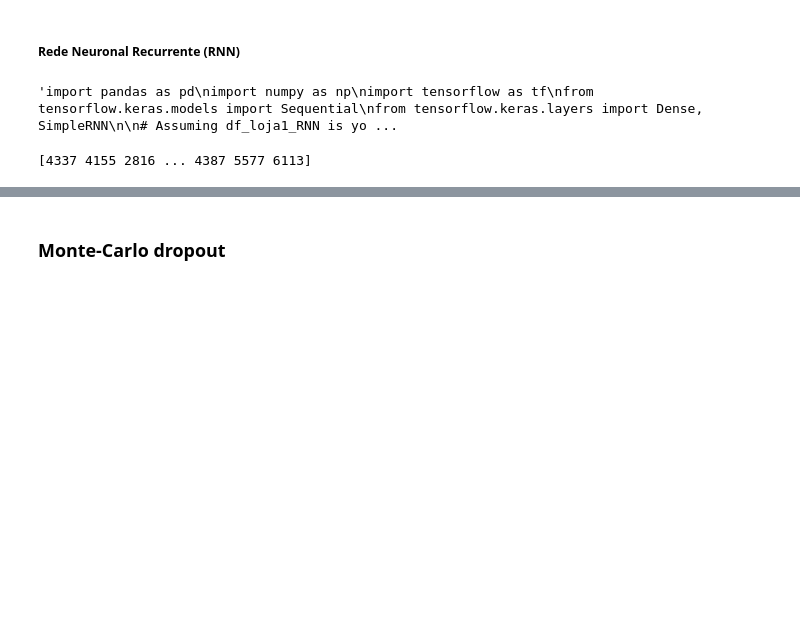
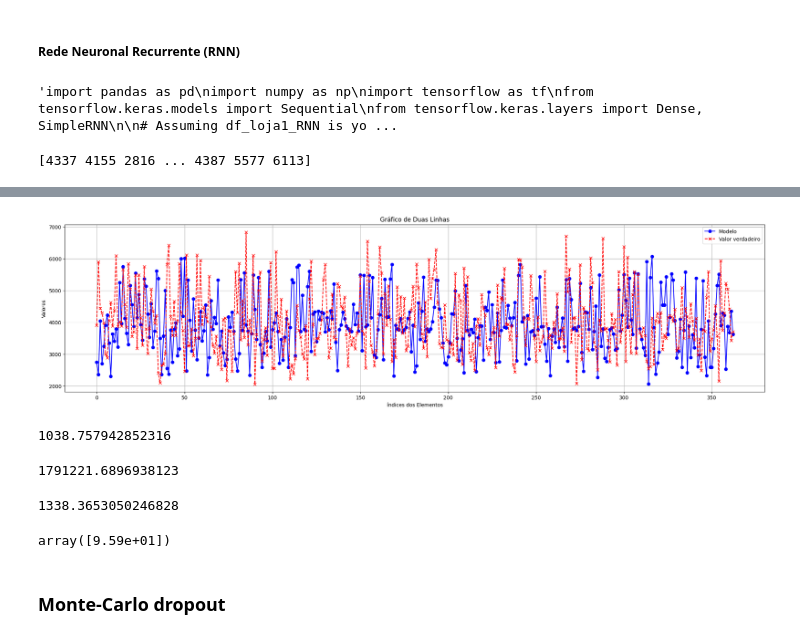
Before and after one commit to GuiSSMartins/DTx-Project, a Jupyter notebook: DTx_Project.ipynb, the cells around one changed output, grey strips where cells are left out. Saved outputs shown, nothing was run; the diff lists cells and outputs as text; code cells hidden in the pictures; blank space fills up the shorter version.

```diff
--- a/DTx_Project.ipynb
+++ b/DTx_Project.ipynb
@@ -435,0 +542,13 @@ plt.show()
+# %%
+# Assuming test_dataset is an instance of _SkipDataset
+targets_test = []
+
+# Iterate over the dataset to extract targets
+for batch in test_dataset:
+    inputs, target = batch  # Adjust this line according to the actual attribute/method name
+    for value in target:
+      targets_test.append(value)
+
+targets_test = scaler.inverse_transform(targets_test)
+
+print("Targets:", targets_test)
@@ -435,0 +573,22 @@ plt.show()
+# %%
+import matplotlib.pyplot as plt
+
+plt.figure(figsize=(25, 6))
+
+# Criar o gráfico de linhas
+plt.plot(predictions, label='Modelo', color='blue', linestyle='-', marker='o')
+plt.plot(targets_test, label='Valor verdadeiro', color='red', linestyle='--', marker='x')
+
+# Adicionar título e rótulos dos eixos
+plt.title('Gráfico de Duas Linhas')
+plt.xlabel('Índices dos Elementos')
+plt.ylabel('Valores')
+
+# Adicionar legenda
+plt.legend()
+
+# Exibir o gráfico
+plt.grid(True)
+plt.show()
+# %% [output]
+[figure, added]
@@ -436,3 +604,19 @@ plt.show()
+# %%
+mae
+# %% [output]
+1038.757942852316
+# %%
+mse
+# %% [output]
+1791221.6896938123
+# %%
+rmse
+# %% [output]
+1338.3653050246828
+# %%
+sum(targets_test - predictions)/363
+# %% [output]
+array([9.59e+01])
 # %% [markdown]
 ### Monte-Carlo dropout
 # %%
```
Also changed, not shown: parts of 18 cells of this notebook.
